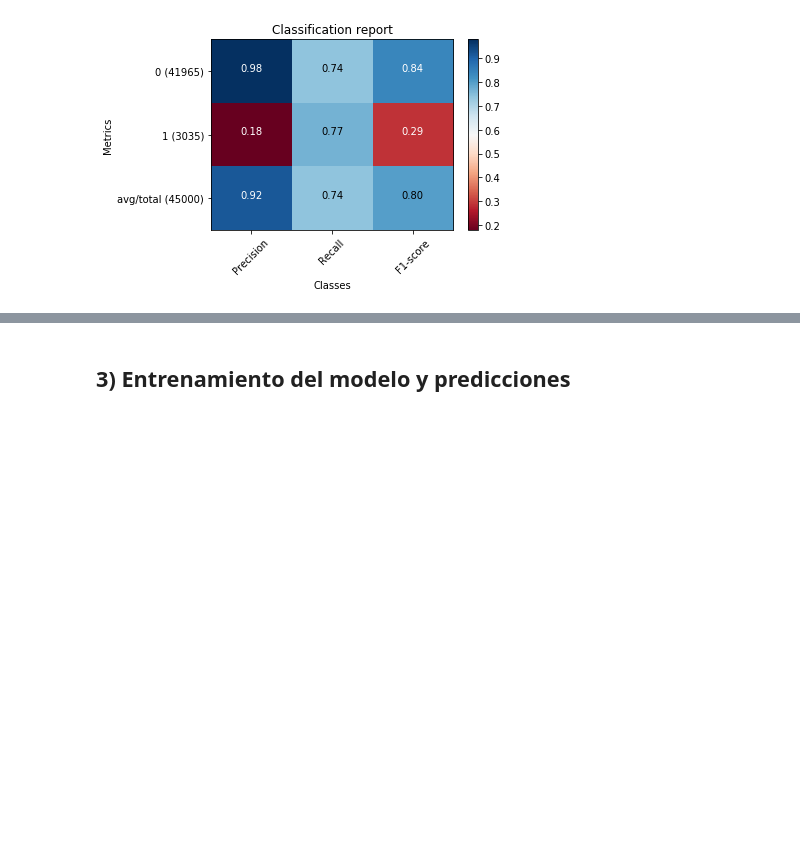
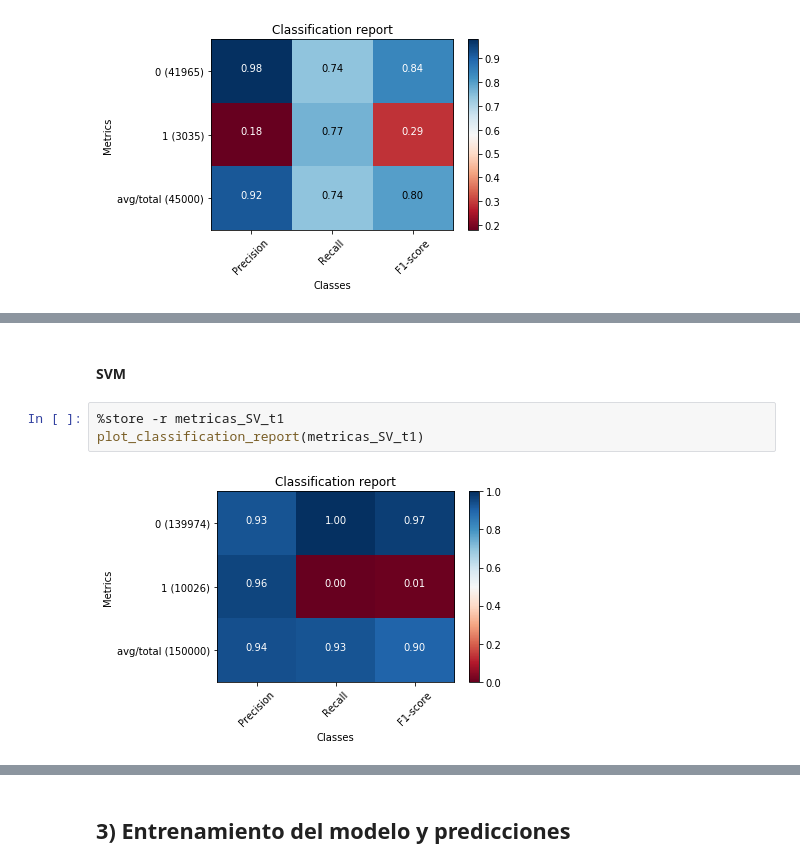
Before and after one commit to AlvRodz/Machine_Learning, a Jupyter notebook: Give me some credit/7) Testing - Predicciones.ipynb, the cells around one changed output, grey strips where cells are left out. Saved outputs shown, nothing was run; the diff lists cells and outputs as text; blank space fills up the shorter version.

```diff
--- a/Give me some credit/7) Testing - Predicciones.ipynb
+++ b/Give me some credit/7) Testing - Predicciones.ipynb
@@ -87,0 +174,7 @@ plot_classification_report(metricas_RF_t1)
+# %% [markdown]
+#### SVM
+# %%
+%store -r metricas_SV_t1
+plot_classification_report(metricas_SV_t1)
+# %% [output]
+[figure, added]
```
Also changed, not shown: parts of 23 cells of this notebook.
